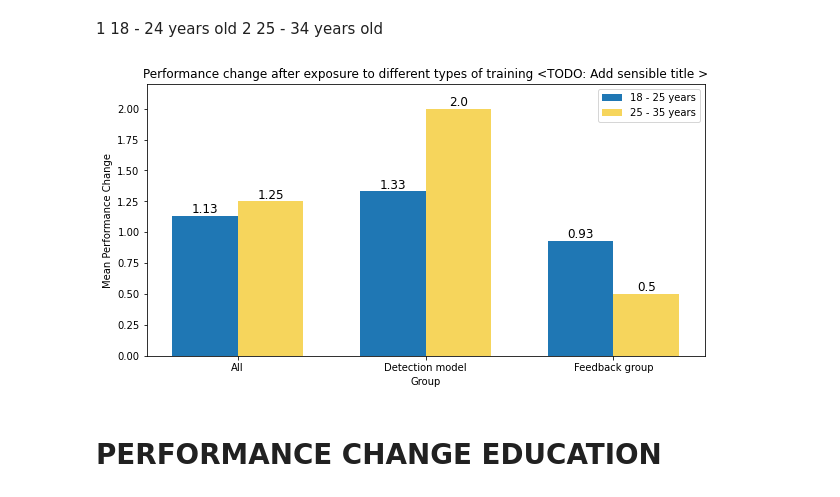
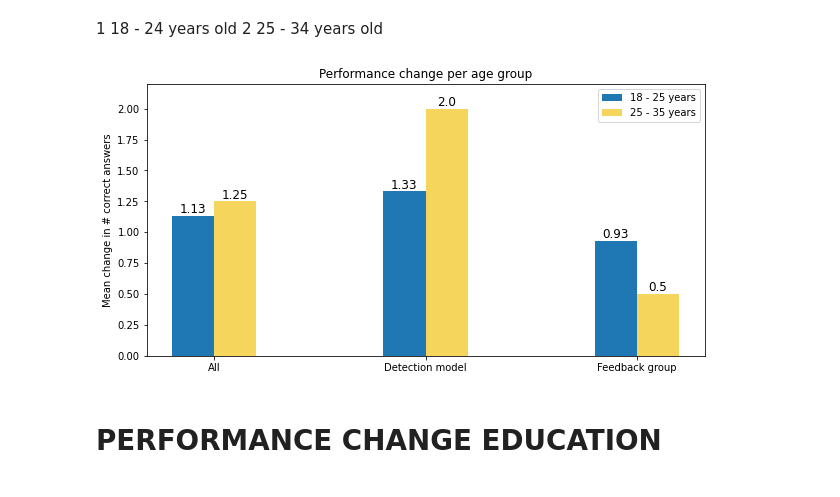
Before and after one commit to HeathArhturLouis/TopSecret, a Jupyter notebook: new_stats.ipynb, the cells around one changed output. Cells and saved outputs as stored; diff of their text form; code cells hidden in the pictures.

```diff
--- a/new_stats.ipynb
+++ b/new_stats.ipynb
@@ -406,8 +297,8 @@ training_per_group
 labels = ['General','Detection model', 'Feedback group']
 
 none = [1.313, 1.889, 0.571]
-formal = [1.333, 2.000, 1.750]
-informal = [1.167, 0.000, 0.000]
+formal = [1.333, 2.000, 0.000]
+informal = [1.167, 0.000, 1.750]
 formalinformal = [0.923, 1.167, 0.714]
 
 x = np.arange(len(labels))  # the label locations
@@ -422,10 +313,10 @@ rects3 = ax.bar(x + width/2, informal, width, label='Only informal training', co
 rects4 = ax.bar(x + 3 * width/2, formalinformal, width, label='Formal and informal training', color=feedback_color)
 
 # Add some text for labels, title and custom x-axis tick labels, etc.
-ax.set_ylabel('Mean Performance Change')
-ax.set_xlabel('Group')
+ax.set_ylabel('Mean change in # correct answers')
+# ax.set_xlabel('Group')
 # TODO: Add sensible title
-ax.set_title('Performance change after exposure to different types of training <TODO: Add sensible title >')
+ax.set_title('Performance change per undertaken training')
 ax.set_xticks(x)
 ax.set_xticklabels(labels)
 
@@ -487,7 +378,7 @@ eighteen = [1.13, 1.33, 0.93]
 twentyfive = [1.25, 2.00, 0.50]
 
 x = np.arange(len(labels))  # the label locations
-width = 0.35  # the width of the bars
+width = 0.2 # the width of the bars
 
 fig, ax = plt.subplots()
 
@@ -496,38 +387,38 @@ rects2 = ax.bar(x - width/2, eighteen, width, label='18 - 25 years')
 rects3 = ax.bar(x + width/2, twentyfive, width, label='25 - 35 years', color=detection_color)
 
 # Add some text for labels, title and custom x-axis tick labels, etc.
-ax.set_ylabel('Mean Performance Change')
-ax.set_xlabel('Group')
+ax.set_ylabel('Mean change in # correct answers')
+# ax.set_xlabel('Group')
 # TODO: Add sensible title
-ax.set_title('Performance change after exposure to different types of training <TODO: Add sensible title >')
+ax.set_title('Performance change per age group')
 ax.set_xticks(x)
 ax.set_xticklabels(labels)
 
 ax.legend()
 
 for bar in ax.patches:
   # The text annotation for each bar should be its height.
   bar_value = bar.get_height()
   # Format the text with commas to separate thousands. You can do
   # any type of formatting here though.
   text = f'{bar_value:,}'
   # This will give the middle of each bar on the x-axis.
   text_x = bar.get_x() + bar.get_width() / 2
   # get_y() is where the bar starts so we add the height to it.
   text_y = bar.get_y() + bar_value
   # If we want the text to be the same color as the bar, we can
   # get the color like so:
   bar_color = bar.get_facecolor()
   # If you want a consistent color, you can just set it as a constant, e.g. #222222
   ax.text(text_x, text_y, text, ha='center', va='bottom', color='black',
           size=12)
 
 plt.margins(y=0.1)
 fig.set_size_inches((10,5))
 
 plt.show()
 # %% [output]
-[figure, old version]
+[figure, new version]
 # %% [markdown]
 # PERFORMANCE CHANGE EDUCATION
 # %%
```
Also changed, not shown: parts of 32 cells of this notebook.
